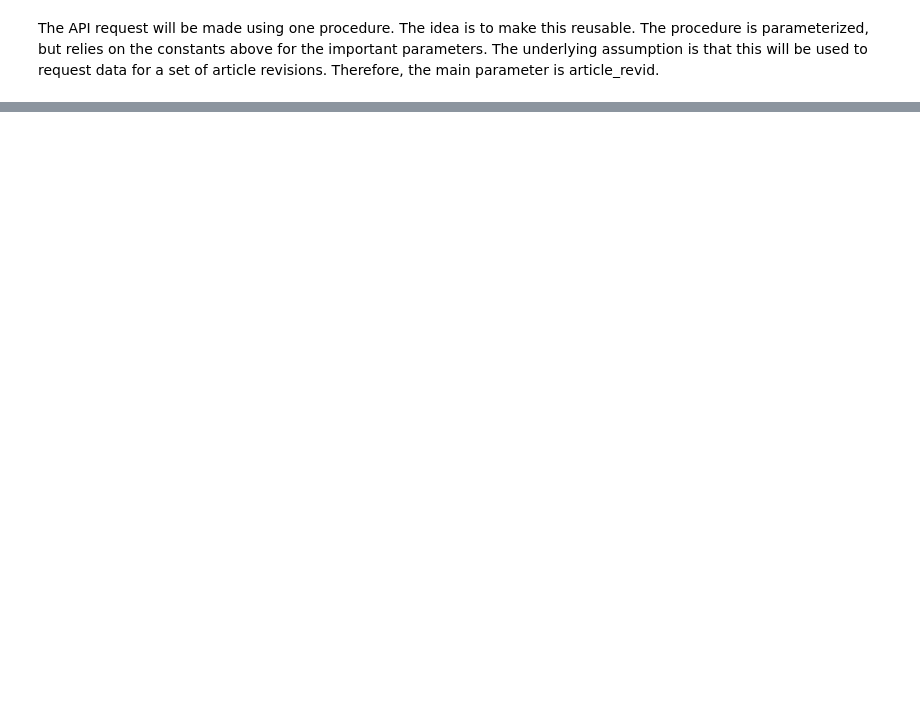
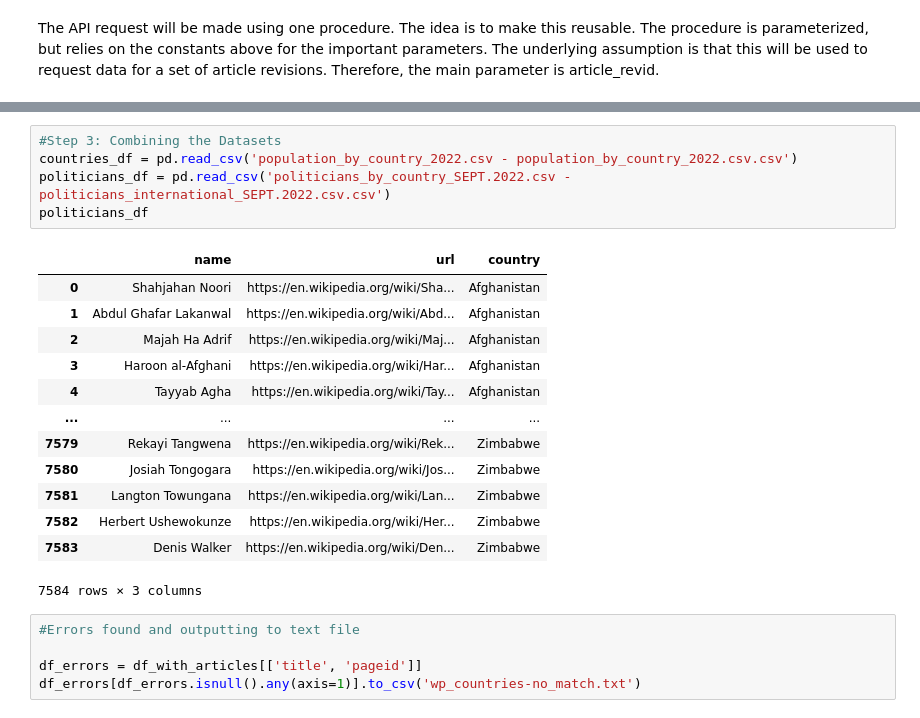
Before and after one commit to 98yangjames/DATA-512, a Jupyter notebook: data-512-homework_2/wp_ores_example.ipynb, the cells around one changed output, grey strips where cells are left out. Cells and saved outputs as stored; diff of their text form; blank space fills up the shorter version.

```diff
--- a/data-512-homework_2/wp_ores_example.ipynb
+++ b/data-512-homework_2/wp_ores_example.ipynb
@@ -183,0 +63,24 @@ df_with_scores
+# %%
+#Step 3: Combining the Datasets
+countries_df = pd.read_csv('population_by_country_2022.csv - population_by_country_2022.csv.csv')
+politicians_df = pd.read_csv('politicians_by_country_SEPT.2022.csv - politicians_international_SEPT.2022.csv.csv')
+politicians_df
+# %% [output]
+|  | name | url | country |
+| 0 | Shahjahan Noori | https://en.wikipedia.org/wiki/Sha... | Afghanistan |
+| 1 | Abdul Ghafar Lakanwal | https://en.wikipedia.org/wiki/Abd... | Afghanistan |
+| 2 | Majah Ha Adrif | https://en.wikipedia.org/wiki/Maj... | Afghanistan |
+| 3 | Haroon al-Afghani | https://en.wikipedia.org/wiki/Har... | Afghanistan |
+| 4 | Tayyab Agha | https://en.wikipedia.org/wiki/Tay... | Afghanistan |
+| ... | ... | ... | ... |
+| 7579 | Rekayi Tangwena | https://en.wikipedia.org/wiki/Rek... | Zimbabwe |
+| 7580 | Josiah Tongogara | https://en.wikipedia.org/wiki/Jos... | Zimbabwe |
+| 7581 | Langton Towungana | https://en.wikipedia.org/wiki/Lan... | Zimbabwe |
+| 7582 | Herbert Ushewokunze | https://en.wikipedia.org/wiki/Her... | Zimbabwe |
+| 7583 | Denis Walker | https://en.wikipedia.org/wiki/Den... | Zimbabwe |
+7584 rows × 3 columns
+# %%
+#Errors found and outputting to text file
+
+df_errors = df_with_articles[['title', 'pageid']]
+df_errors[df_errors.isnull().any(axis=1)].to_csv('wp_countries-no_match.txt')
```
Also changed, not shown: parts of 18 cells of this notebook, 13 other files.
